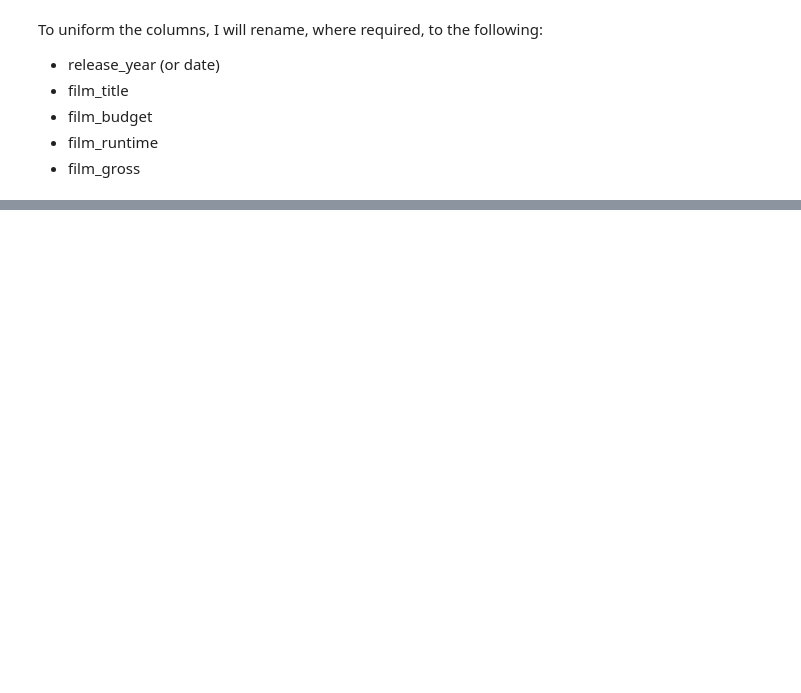
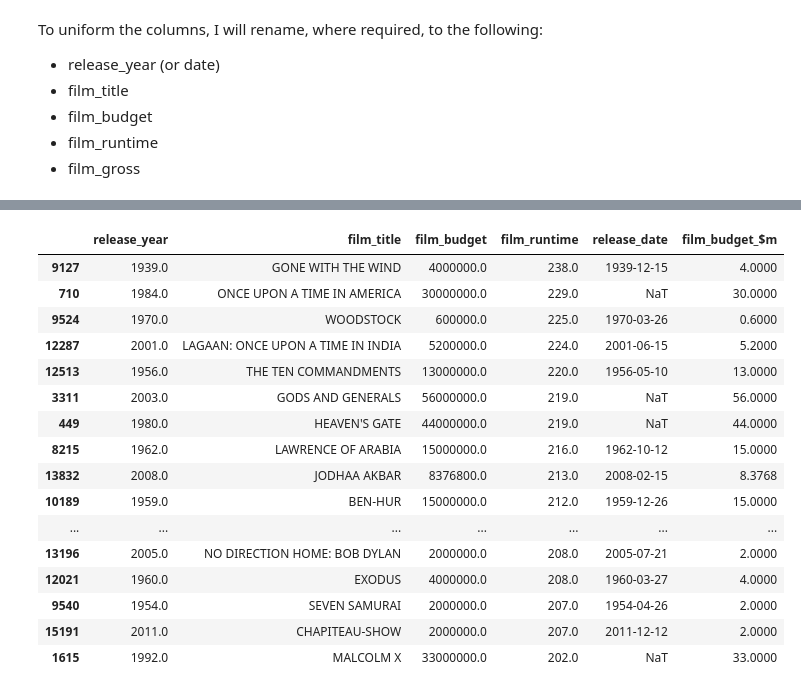
Before and after one commit to ianrowe101/UCDPA_Ian_Rowe, a Jupyter notebook: assignment_analysis.ipynb, the cells around one changed output, grey strips where cells are left out. Saved outputs shown, nothing was run; the diff lists cells and outputs as text; code cells hidden in the pictures; blank space fills up the shorter version.

```diff
--- a/assignment_analysis.ipynb
+++ b/assignment_analysis.ipynb
@@ -382,3 +526,7 @@ top_movies_data_PD
    release_year release_date film_title  film_budget
 0        2009.0   2009-09-09          9     30000000
 1        2008.0   2008-03-28         21     35000000
+# %%
+# I will join the subsetted dataframes to create the single production file
+
+production_file = pd.concat([blockbuster_PD,movie_industry_dataset_PD,tmdb_movie_PD,tmds_movies_metadata_PD,top_movies_data_PD],ignore_index=True)
@@ -384,0 +569,10 @@ top_movies_data_PD
+# %%
+# I will now add a new column which makes the film_budget easier to read by displaying it in millions:
+
+production_file['film_budget_$m'] = round(production_file['film_budget']/1000000,9)
+# %%
+# As I have combined five dataframes which may have contained several instances of the same file_titles, there is now a need to remove duplicates again
+
+production_file.drop_duplicates(subset=['film_title','release_year'], inplace =True)
+# %%
+production_file.drop_duplicates(subset=['film_title','film_budget_$m'], inplace =True)
@@ -384,0 +595,20 @@ top_movies_data_PD
+# %%
+production_file.sort_values("film_runtime", ascending=False).head(20)
+# %% [output]
+|  | release_year | film_title | film_budget | film_runtime | release_date | film_budget_$m |
+| 9127 | 1939.0 | GONE WITH THE WIND | 4000000.0 | 238.0 | 1939-12-15 | 4.0000 |
+| 710 | 1984.0 | ONCE UPON A TIME IN AMERICA | 30000000.0 | 229.0 | NaT | 30.0000 |
+| 9524 | 1970.0 | WOODSTOCK | 600000.0 | 225.0 | 1970-03-26 | 0.6000 |
+| 12287 | 2001.0 | LAGAAN: ONCE UPON A TIME IN INDIA | 5200000.0 | 224.0 | 2001-06-15 | 5.2000 |
+| 12513 | 1956.0 | THE TEN COMMANDMENTS | 13000000.0 | 220.0 | 1956-05-10 | 13.0000 |
+| 3311 | 2003.0 | GODS AND GENERALS | 56000000.0 | 219.0 | NaT | 56.0000 |
+| 449 | 1980.0 | HEAVEN'S GATE | 44000000.0 | 219.0 | NaT | 44.0000 |
+| 8215 | 1962.0 | LAWRENCE OF ARABIA | 15000000.0 | 216.0 | 1962-10-12 | 15.0000 |
+| 13832 | 2008.0 | JODHAA AKBAR | 8376800.0 | 213.0 | 2008-02-15 | 8.3768 |
+| 10189 | 1959.0 | BEN-HUR | 15000000.0 | 212.0 | 1959-12-26 | 15.0000 |
+| ... | ... | ... | ... | ... | ... | ... |
+| 13196 | 2005.0 | NO DIRECTION HOME: BOB DYLAN | 2000000.0 | 208.0 | 2005-07-21 | 2.0000 |
+| 12021 | 1960.0 | EXODUS | 4000000.0 | 208.0 | 1960-03-27 | 4.0000 |
+| 9540 | 1954.0 | SEVEN SAMURAI | 2000000.0 | 207.0 | 1954-04-26 | 2.0000 |
+| 15191 | 2011.0 | CHAPITEAU-SHOW | 2000000.0 | 207.0 | 2011-12-12 | 2.0000 |
+| 1615 | 1992.0 | MALCOLM X | 33000000.0 | 202.0 | NaT | 33.0000 |
```
Also changed, not shown: parts of 90 cells of this notebook.
